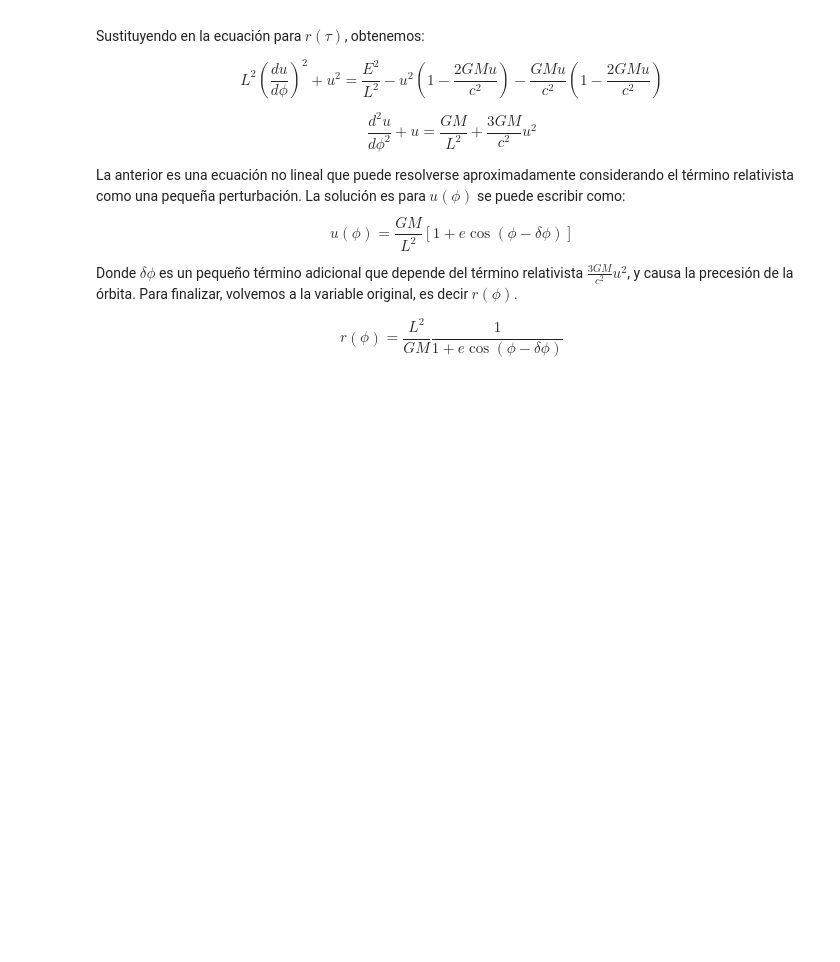
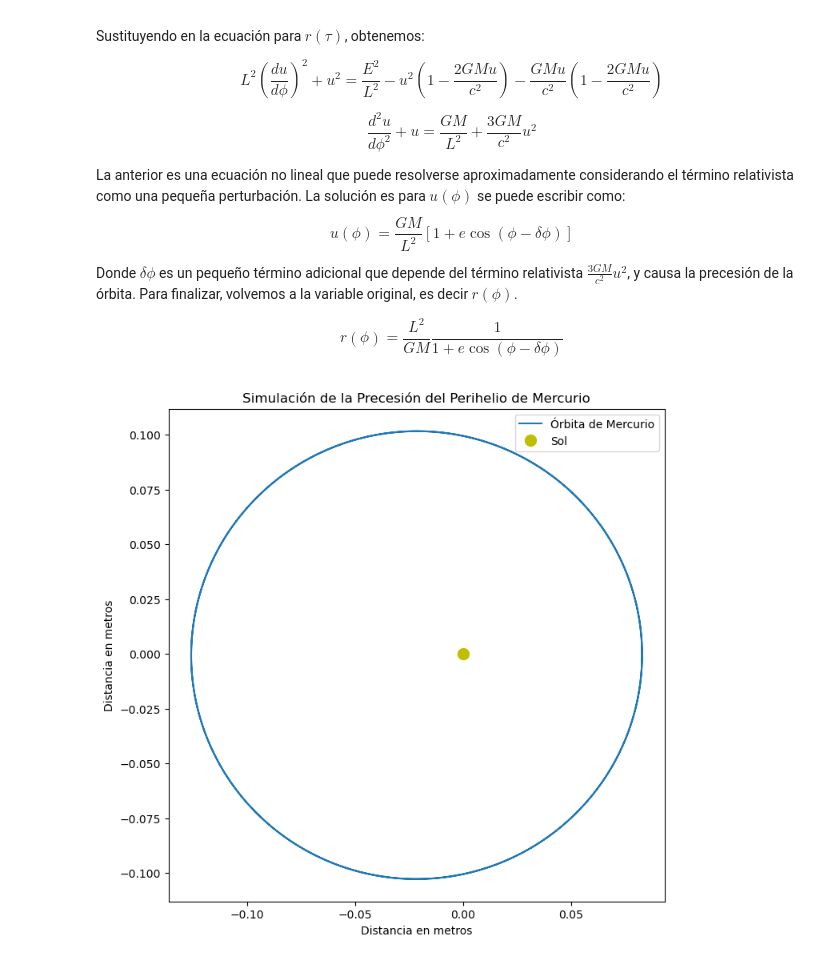
Before and after one commit to jerolg/FISICA_TEORICA_2, a Jupyter notebook: T4_Relatividad/Tarea04.ipynb, the cells around one changed output. Cells and saved outputs as stored; diff of their text form; code cells hidden in the pictures; blank space fills up the shorter version.

```diff
--- a/T4_Relatividad/Tarea04.ipynb
+++ b/T4_Relatividad/Tarea04.ipynb
@@ -283,3 +283,50 @@ $$u(\phi) = \frac{GM}{L^2} \left[1 + e \cos\left(\phi - \delta\phi\right)\right]
 Donde $\delta \phi$ es un pequeño término adicional que depende del término relativista $\frac{3GM}{c^2} u^2$, y causa la precesión de la órbita. Para finalizar, volvemos a la variable original, es decir $r(\phi)$.
 
 $$r(\phi) = \frac{L^2}{GM} \frac{1}{1 + e \cos\left(\phi - \delta\phi\right)}$$
+# %%
+G = 1  # Constante gravitatoria en m^3 kg^-1 s^-2
+M = 10  # Masa de Mercurio en kg
+m = 1
+T = 10 # Período orbital en días
+e = 0.2056  # Excentricidad
+L = 1
+a = L**2/(G*M)
+c = 1
+# Convertir el período a segundos
+
+
+# Calcular la velocidad orbital media
+v_media = 2 * np.pi * a / T
+
+# Simulación durante varios períodos orbitales
+num_periodos = 5
+dt = T / 100  # Paso de tiempo
+pasos = int(T * num_periodos / dt)
+posiciones_x = []
+posiciones_y = []
+thet = np.linspace(0, 4*np.pi, pasos)
+
+for paso in range(pasos):
+    t = paso * dt
+    theta = thet[paso]
+    alpha = 2*(3*G*m/ c**2 ) * (1/r**2)
+    alpha = 1/(np.sqrt(1 + (6*(G**2)* (M**2) * m**2)/r*c**2))
+    # Posición de Mercurio en su órbita elíptica
+    r = a / (1 + e * np.cos(theta - alpha))
+    x = r * np.cos(theta + alpha)
+    y = r * np.sin(theta + alpha)
+
+    posiciones_x.append(x)
+    posiciones_y.append(y)
+
+# Visualización
+plt.figure(figsize=(8, 8))
+plt.plot(posiciones_x, posiciones_y, label='Órbita de Mercurio')
+plt.plot(0, 0, 'yo', markersize=10, label='Sol')  # Posición del Sol
+plt.xlabel('Distancia en metros')
+plt.ylabel('Distancia en metros')
+plt.legend()
+plt.title('Simulación de la Precesión del Perihelio de Mercurio')
+plt.show()
+# %% [output]
+[figure, added]
```
Also changed, not shown: parts of 3 cells of this notebook.
